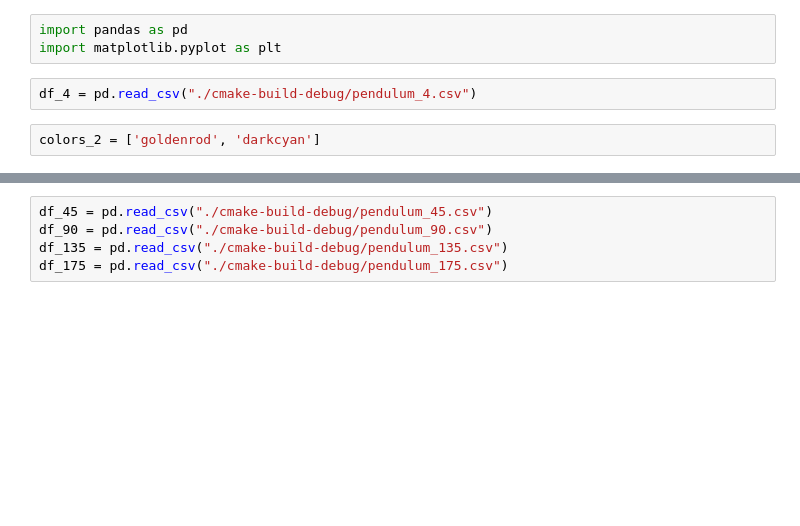
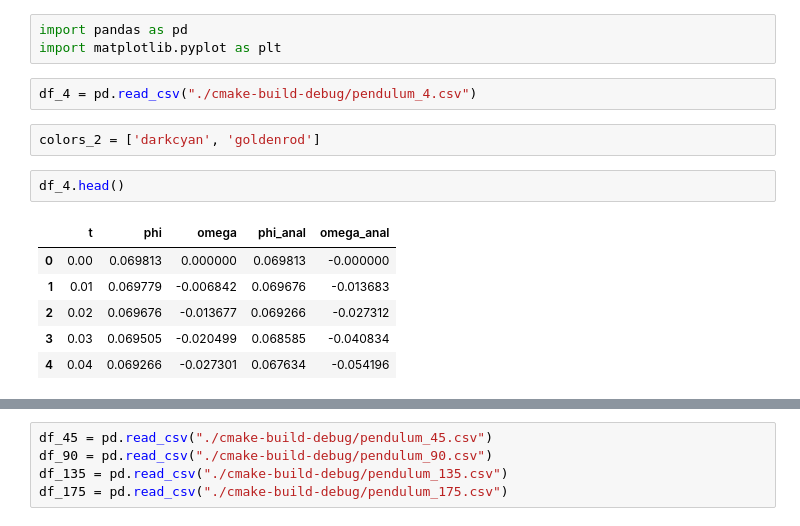
Before and after one commit to w-maks/Numerical-Pendulum, a Jupyter notebook: plots.ipynb, the cells around one changed output, grey strips where cells are left out. Drawn from its saved outputs; the diff is of its cells as text; blank space fills up the shorter version.

```diff
--- a/plots.ipynb
+++ b/plots.ipynb
@@ -4,4 +4,13 @@ import matplotlib.pyplot as plt
 # %%
 df_4 = pd.read_csv("./cmake-build-debug/pendulum_4.csv")
 # %%
-colors_2 = ['goldenrod', 'darkcyan']
+colors_2 = ['darkcyan', 'goldenrod']
+# %%
+df_4.head()
+# %% [output]
+|  | t | phi | omega | phi_anal | omega_anal |
+| 0 | 0.00 | 0.069813 | 0.000000 | 0.069813 | -0.000000 |
+| 1 | 0.01 | 0.069779 | -0.006842 | 0.069676 | -0.013683 |
+| 2 | 0.02 | 0.069676 | -0.013677 | 0.069266 | -0.027312 |
+| 3 | 0.03 | 0.069505 | -0.020499 | 0.068585 | -0.040834 |
+| 4 | 0.04 | 0.069266 | -0.027301 | 0.067634 | -0.054196 |
```
Also changed, not shown: parts of 4 cells of this notebook.
